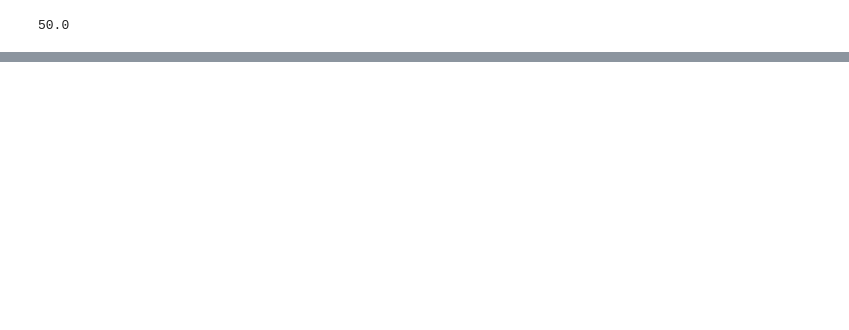
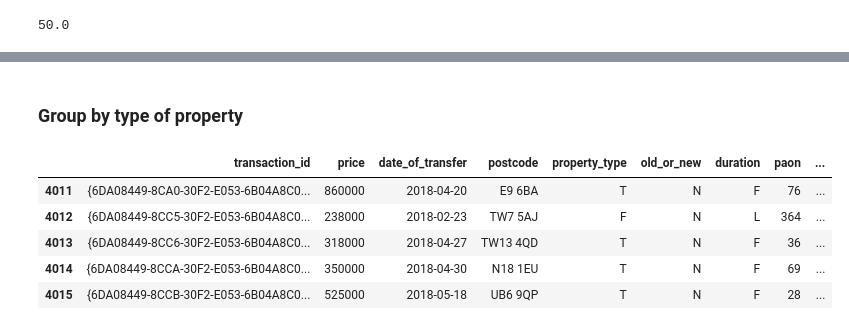
Before and after one commit to sprckt/land_registry, a Jupyter notebook: Land Registry Latest.ipynb, the cells around one changed output, grey strips where cells are left out. Saved outputs shown, nothing was run; the diff lists cells and outputs as text; code cells hidden in the pictures; blank space fills up the shorter version.

```diff
--- a/Land Registry Latest.ipynb
+++ b/Land Registry Latest.ipynb
@@ -498,3 +497,14 @@ ISLES OF SCILLY (0.05):  535000.0
 | 113 | DENBIGHSHIRE | 505000.0 | 385000.0 |
 | 114 | ISLES OF SCILLY | 650000.0 | 650000.0 |
 115 rows × 3 columns
+# %% [markdown]
+### Group by type of property
+# %%
+yr_2018.head()
+# %% [output]
+|  | transaction_id | price | date_of_transfer | postcode | property_type | old_or_new | duration | paon | ... |
+| 4011 | {6DA08449-8CA0-30F2-E053-6B04A8C0... | 860000 | 2018-04-20 | E9 6BA | T | N | F | 76 | ... |
+| 4012 | {6DA08449-8CC5-30F2-E053-6B04A8C0... | 238000 | 2018-02-23 | TW7 5AJ | F | N | L | 364 | ... |
+| 4013 | {6DA08449-8CC6-30F2-E053-6B04A8C0... | 318000 | 2018-04-27 | TW13 4QD | T | N | F | 36 | ... |
+| 4014 | {6DA08449-8CCA-30F2-E053-6B04A8C0... | 350000 | 2018-04-30 | N18 1EU | T | N | F | 69 | ... |
+| 4015 | {6DA08449-8CCB-30F2-E053-6B04A8C0... | 525000 | 2018-05-18 | UB6 9QP | T | N | F | 28 | ... |
```
Also changed, not shown: parts of 9 cells of this notebook, 1 other file.
